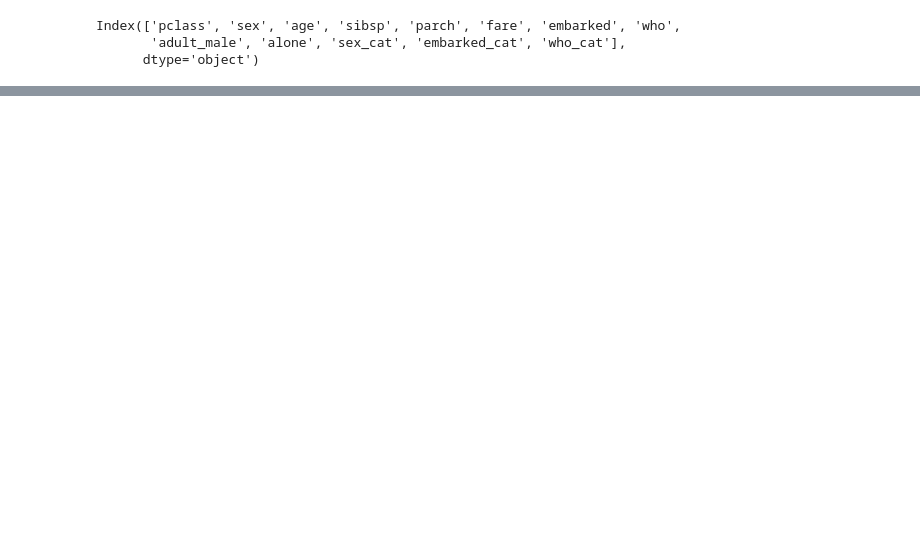
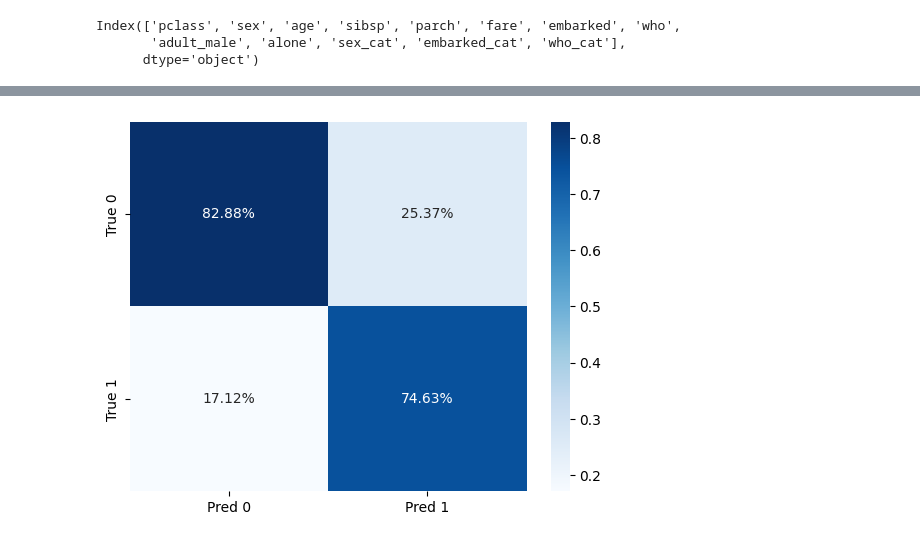
Before and after one commit to JesusGs91/ONLINE_DS_THEBRIDGE_JesusGonzalezSuarez, a Jupyter notebook: Sprint12/Unidad_02/Practica_Obligatoria/18_Practica_Obligatoria_Clasificacion_y_Regresion_Logistica.ipynb, the cells around one changed output, grey strips where cells are left out. Saved outputs shown, nothing was run; the diff lists cells and outputs as text; code cells hidden in the pictures; blank space fills up the shorter version.

```diff
--- a/Sprint12/Unidad_02/Practica_Obligatoria/18_Practica_Obligatoria_Clasificacion_y_Regresion_Logistica.ipynb
+++ b/Sprint12/Unidad_02/Practica_Obligatoria/18_Practica_Obligatoria_Clasificacion_y_Regresion_Logistica.ipynb
@@ -327,3 +348,8 @@ sns.heatmap(c_matrix_test_df, annot=True, fmt='g');
+# %%
+sns.heatmap(c_matrix_test_df/np.sum(c_matrix_test_df), annot=True,
+            fmt='.2%', cmap='Blues');
+# %% [output]
+[figure, added]
 # %%
 c_matrix_train = confusion_matrix(y_train,log_reg.predict(X_train[features]))
 c_matrix_train_df = pd.DataFrame(c_matrix_train, columns=["Pred 0","Pred 1"], index=["True 0","True 1"])
```
Also changed, not shown: parts of 10 cells of this notebook, 2 other files.
